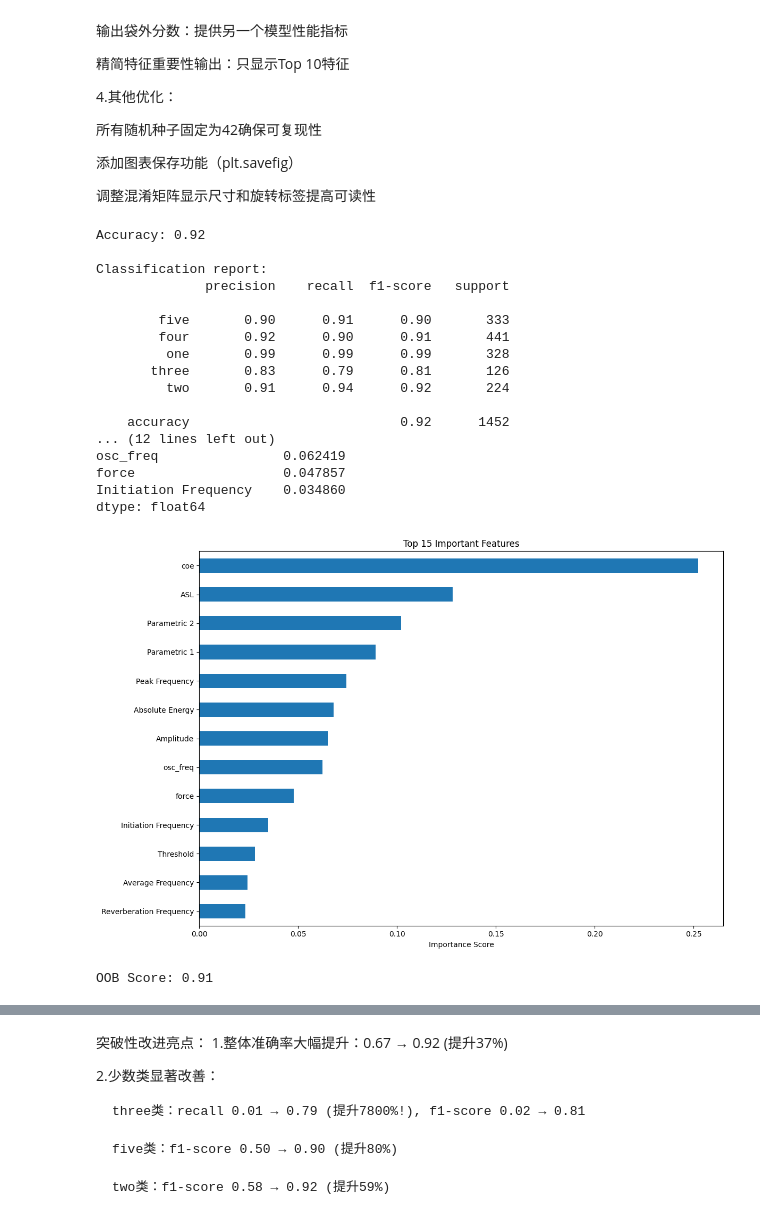
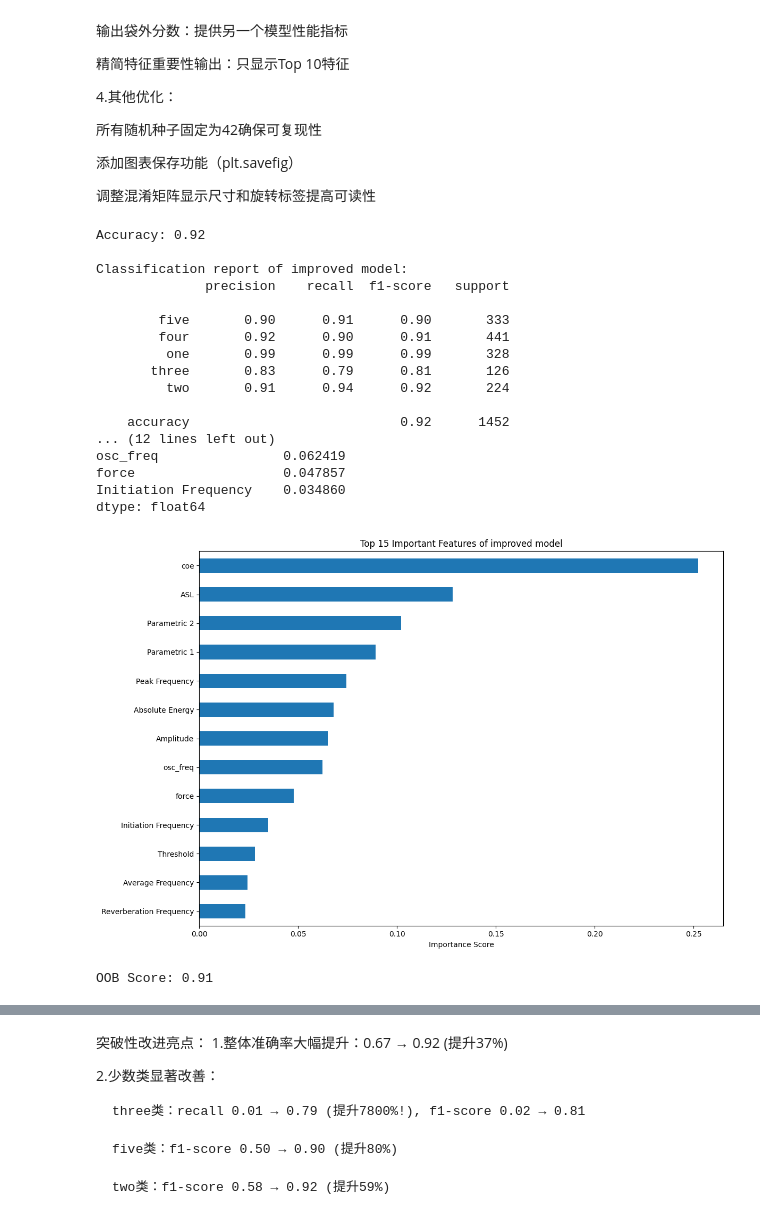
Before and after one commit to buy0range/code_internship, a Jupyter notebook: ML/RandomForest.ipynb, the cells around one changed output, grey strips where cells are left out. Saved outputs shown, nothing was run; the diff lists cells and outputs as text; code cells hidden in the pictures.

```diff
--- a/ML/RandomForest.ipynb
+++ b/ML/RandomForest.ipynb
@@ -297,12 +295,12 @@ y_pred = rf.predict(X_test)
 
 # 评估模型
 print(f"Accuracy: {accuracy_score(y_test, y_pred):.2f}")
-print("\nClassification report:")
+print("\nClassification report of improved model:")
 print(classification_report(y_test, y_pred, target_names=rf.classes_.astype(str)))
 
 # 特征重要性分析
 feature_importances = pd.Series(rf.feature_importances_, index=X.columns)
-print("\nTop 10 features:")
+print("\nTop 10 features of improved moedl:")
 print(feature_importances.sort_values(ascending=False).head(10))
 import matplotlib.pyplot as plt
 
@@ -310,10 +308,9 @@ top_features = feature_importances.sort_values(ascending=False).head(15)
 
 plt.figure(figsize=(12, 8))
 top_features.sort_values().plot(kind='barh')
-plt.title('Top 15 Important Features')
+plt.title('Top 15 Important Features of improved model')
 plt.xlabel('Importance Score')
 plt.tight_layout()
-plt.savefig('feature_importance.png', dpi=300)
 plt.show()
 
 # 新增：袋外分数评估
@@ -324,35 +321,34 @@ import matplotlib.pyplot as plt
 from sklearn.metrics import ConfusionMatrixDisplay
 
 fig, ax = plt.subplots(figsize=(10, 8))
 ConfusionMatrixDisplay.from_predictions(
     y_test,
     y_pred,
     display_labels=rf.classes_,
     ax=ax,
     cmap='Blues',
     xticks_rotation=45
 )
-plt.title('Confusion Matrix')
+plt.title('Confusion Matrix of improved model')
 plt.tight_layout()
-plt.savefig('confusion_matrix.png', dpi=300)
 plt.show()
 # %% [output]
 Accuracy: 0.92
 
-Classification report:
+Classification report of improved model:
               precision    recall  f1-score   support
 
         five       0.90      0.91      0.90       333
         four       0.92      0.90      0.91       441
          one       0.99      0.99      0.99       328
        three       0.83      0.79      0.81       126
          two       0.91      0.94      0.92       224
 
     accuracy                           0.92      1452
 ... (12 lines left out)
 osc_freq                0.062419
 force                   0.047857
 Initiation Frequency    0.034860
 dtype: float64
-[figure, old version]
+[figure, new version]
 OOB Score: 0.91
```
Also changed, not shown: parts of 4 cells of this notebook, 3 other files.
